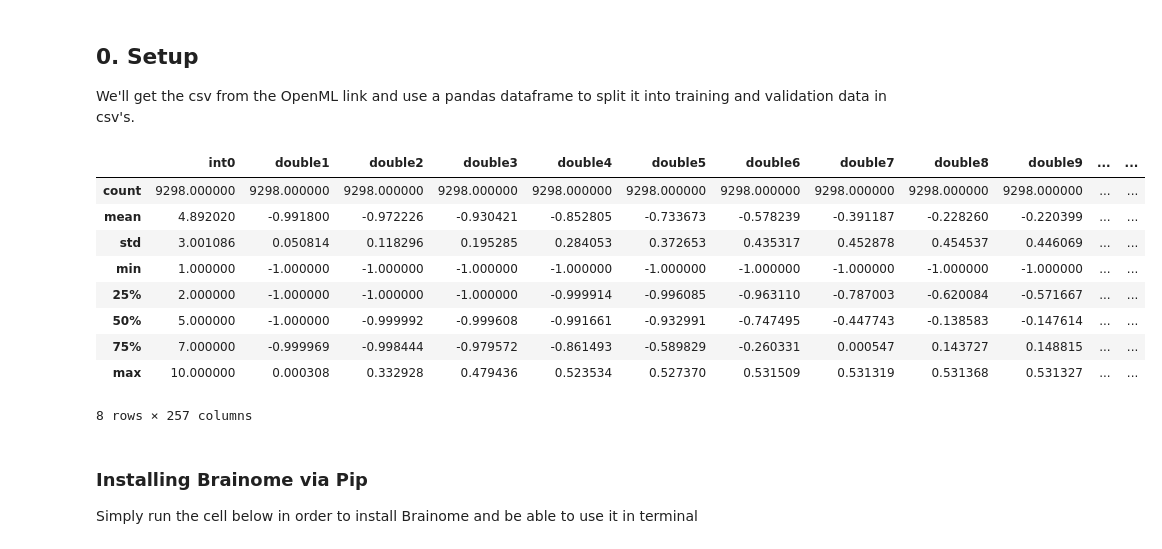
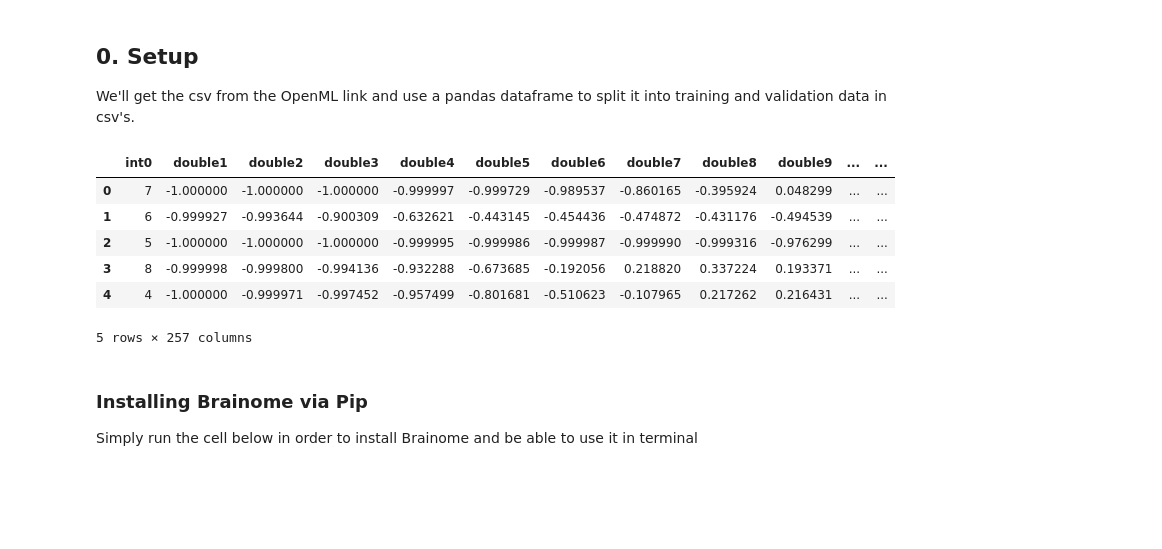
Before and after one commit to alexmak001/tutorials, a Jupyter notebook: jupyter_notebooks/USPS.ipynb, the cells around one changed output. Drawn from its saved outputs; the diff is of its cells as text; code cells hidden in the pictures; blank space fills up the shorter version.

```diff
--- a/jupyter_notebooks/USPS.ipynb
+++ b/jupyter_notebooks/USPS.ipynb
@@ -9,22 +9,19 @@ We'll get the csv from the OpenML link and use a pandas dataframe to split it in
 # %%
 # using pandas to get csv as a dataframe and see how it looks
 import pandas as pd
 from sklearn.model_selection import train_test_split
 
 dataset_url = 'https://www.openml.org/data/get_csv/19329737/usps.csv'
 data = pd.read_csv(dataset_url)
-data.describe()
+data.head()
 # %% [output]
 |  | int0 | double1 | double2 | double3 | double4 | double5 | double6 | double7 | double8 | double9 | ... | ... |
-| count | 9298.000000 | 9298.000000 | 9298.000000 | 9298.000000 | 9298.000000 | 9298.000000 | 9298.000000 | 9298.000000 | 9298.000000 | 9298.000000 | ... | ... |
-| mean | 4.892020 | -0.991800 | -0.972226 | -0.930421 | -0.852805 | -0.733673 | -0.578239 | -0.391187 | -0.228260 | -0.220399 | ... | ... |
-| std | 3.001086 | 0.050814 | 0.118296 | 0.195285 | 0.284053 | 0.372653 | 0.435317 | 0.452878 | 0.454537 | 0.446069 | ... | ... |
-| min | 1.000000 | -1.000000 | -1.000000 | -1.000000 | -1.000000 | -1.000000 | -1.000000 | -1.000000 | -1.000000 | -1.000000 | ... | ... |
-| 25% | 2.000000 | -1.000000 | -1.000000 | -1.000000 | -0.999914 | -0.996085 | -0.963110 | -0.787003 | -0.620084 | -0.571667 | ... | ... |
-| 50% | 5.000000 | -1.000000 | -0.999992 | -0.999608 | -0.991661 | -0.932991 | -0.747495 | -0.447743 | -0.138583 | -0.147614 | ... | ... |
-| 75% | 7.000000 | -0.999969 | -0.998444 | -0.979572 | -0.861493 | -0.589829 | -0.260331 | 0.000547 | 0.143727 | 0.148815 | ... | ... |
-| max | 10.000000 | 0.000308 | 0.332928 | 0.479436 | 0.523534 | 0.527370 | 0.531509 | 0.531319 | 0.531368 | 0.531327 | ... | ... |
+| 0 | 7 | -1.000000 | -1.000000 | -1.000000 | -0.999997 | -0.999729 | -0.989537 | -0.860165 | -0.395924 | 0.048299 | ... | ... |
+| 1 | 6 | -0.999927 | -0.993644 | -0.900309 | -0.632621 | -0.443145 | -0.454436 | -0.474872 | -0.431176 | -0.494539 | ... | ... |
+| 2 | 5 | -1.000000 | -1.000000 | -1.000000 | -0.999995 | -0.999986 | -0.999987 | -0.999990 | -0.999316 | -0.976299 | ... | ... |
+| 3 | 8 | -0.999998 | -0.999800 | -0.994136 | -0.932288 | -0.673685 | -0.192056 | 0.218820 | 0.337224 | 0.193371 | ... | ... |
+| 4 | 4 | -1.000000 | -0.999971 | -0.997452 | -0.957499 | -0.801681 | -0.510623 | -0.107965 | 0.217262 | 0.216431 | ... | ... |
-8 rows × 257 columns
+5 rows × 257 columns
 # %%
 # split data into training and testing csv's, y is for the target column (int0)
 y = data.int0
```
Also changed, not shown: parts of 5 cells of this notebook, 5 other files.
